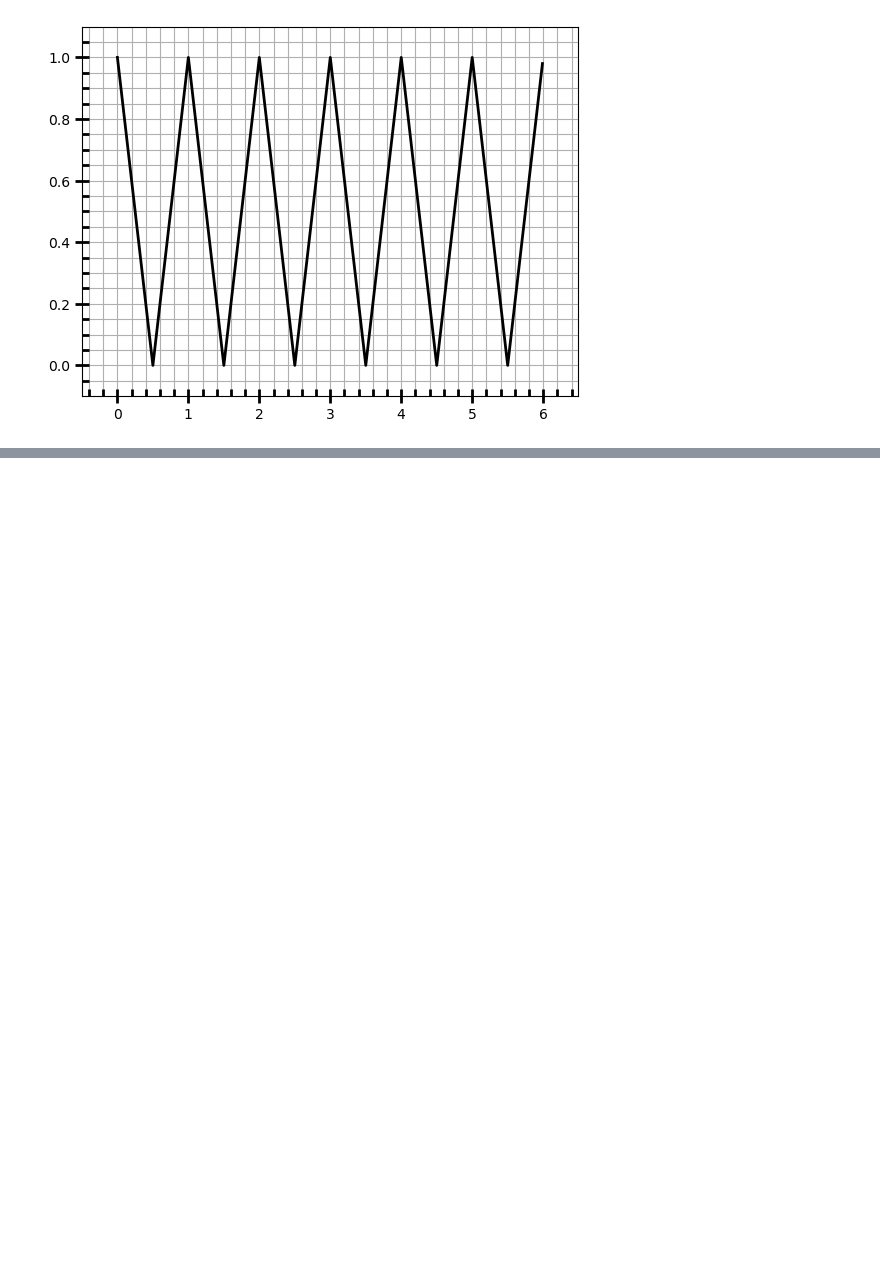
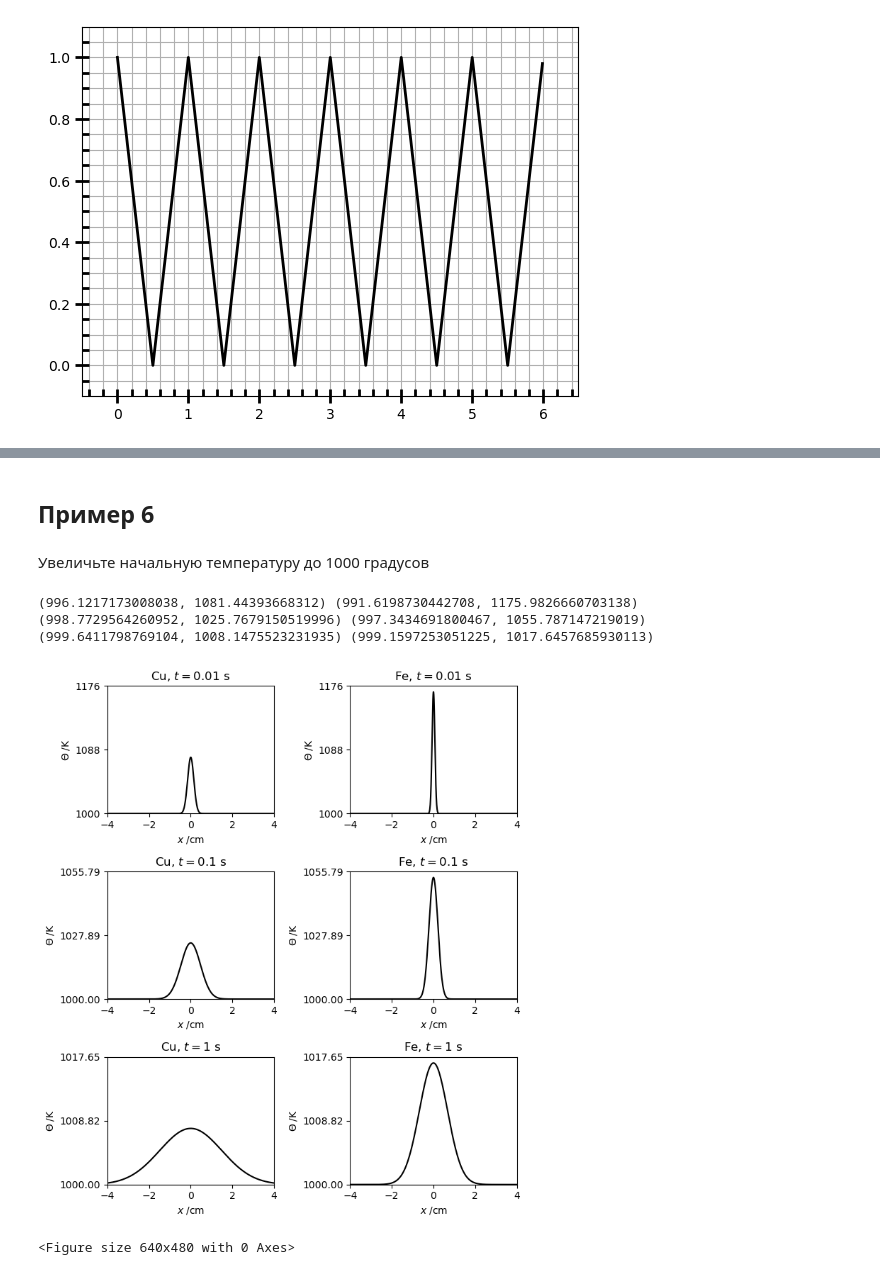
Before and after one commit to VolnovF/mdk0203, a Jupyter notebook: Pr09.ipynb, the cells around one changed output, grey strips where cells are left out. Drawn from its saved outputs; the diff is of its cells as text; code cells hidden in the pictures; blank space fills up the shorter version.

```diff
--- a/Pr09.ipynb
+++ b/Pr09.ipynb
@@ -133,0 +177,55 @@ plt.show()
+# %% [markdown]
+## Пример 6
+# %% [markdown]
+Увеличьте начальную температуру до 1000 градусов
+# %%
+import numpy as np
+import matplotlib.pyplot as plt
+# Cross sectional area of bar in m3, heat added at x=0 in J
+A, H = 1.e-4, 1.e3
+# Temperature in K at t=0
+theta0 = 1000
+# Metal element symbol, specific heat capacities per unit volume (J.m-3.K-1),
+# Thermal diffusivities (m2.s-1) for Cu and Fe
+metals = np.array([('Cu', 3.45e7, 1.11e-4), ('Fe', 3.50e7, 2.3e-5)],
+                  dtype=[('symbol', '|S2'), ('cp', 'f8'), ('D', 'f8')])
+
+# The metal bar extends from -xlim to xlim (m)
+xlim, nx = 0.05, 1000
+x = np.linspace(-xlim, xlim, nx)
+# Calculate the temperature distribution at these three times
+times = (1e-2, 0.1, 1)
+# Create our subplots: three rows of times, one column for each metal
+fig, axes = plt.subplots(nrows=3, ncols=2, figsize=(7, 8))
+for j, t in enumerate(times):
+    for i, metal in enumerate(metals):
+        symbol, cp, D = metal
+        ax = axes[j, i]
+        # The solution to the diffusion equation
+        theta = theta0 + H/cp/A/np.sqrt(D*t * 4*np.pi) * np.exp(-x**2/4/D/t)
+        # Plot, converting distances to cm and add some labelling
+        ax.plot(x*100, theta, 'k')
+        ax.set_title('{}, $t={}$ s'.format(symbol.decode('utf8'), t))
+        ax.set_xlim(-4, 4)
+        ax.set_xlabel('$x\;/\mathrm{cm}$')
+        ax.set_ylabel('$\Theta\;/\mathrm{K}$')
+# Set up the y axis so that each metal has the same scale at the same t
+for j in (0,1,2):
+    ymax = max(axes[j,0].get_ylim()[1], axes[j,1].get_ylim()[1])
+    print(axes[j,0].get_ylim(), axes[j,1].get_ylim())
+    for i in (0,1):
+        ax = axes[j,i]
+        ax.set_ylim(theta0, ymax)
+        # Ensure there are only three y-tick marks
+        ax.set_yticks([theta0, (ymax + theta0)/2, ymax])
+# We don't want the subplots to bash into each other: tight_layout() fixes this
+fig.tight_layout()
+plt.show()
+plt.draw()
+fig.savefig('The one-dimensional diffusion equation.png', dpi=500)
+# %% [output]
+(996.1217173008038, 1081.44393668312) (991.6198730442708, 1175.9826660703138)
+(998.7729564260952, 1025.7679150519996) (997.3434691800467, 1055.787147219019)
+(999.6411798769104, 1008.1475523231935) (999.1597253051225, 1017.6457685930113)
+[figure, added]
+<Figure size 640x480 with 0 Axes>
```
Also changed, not shown: parts of 4 cells of this notebook, 2 other files.
